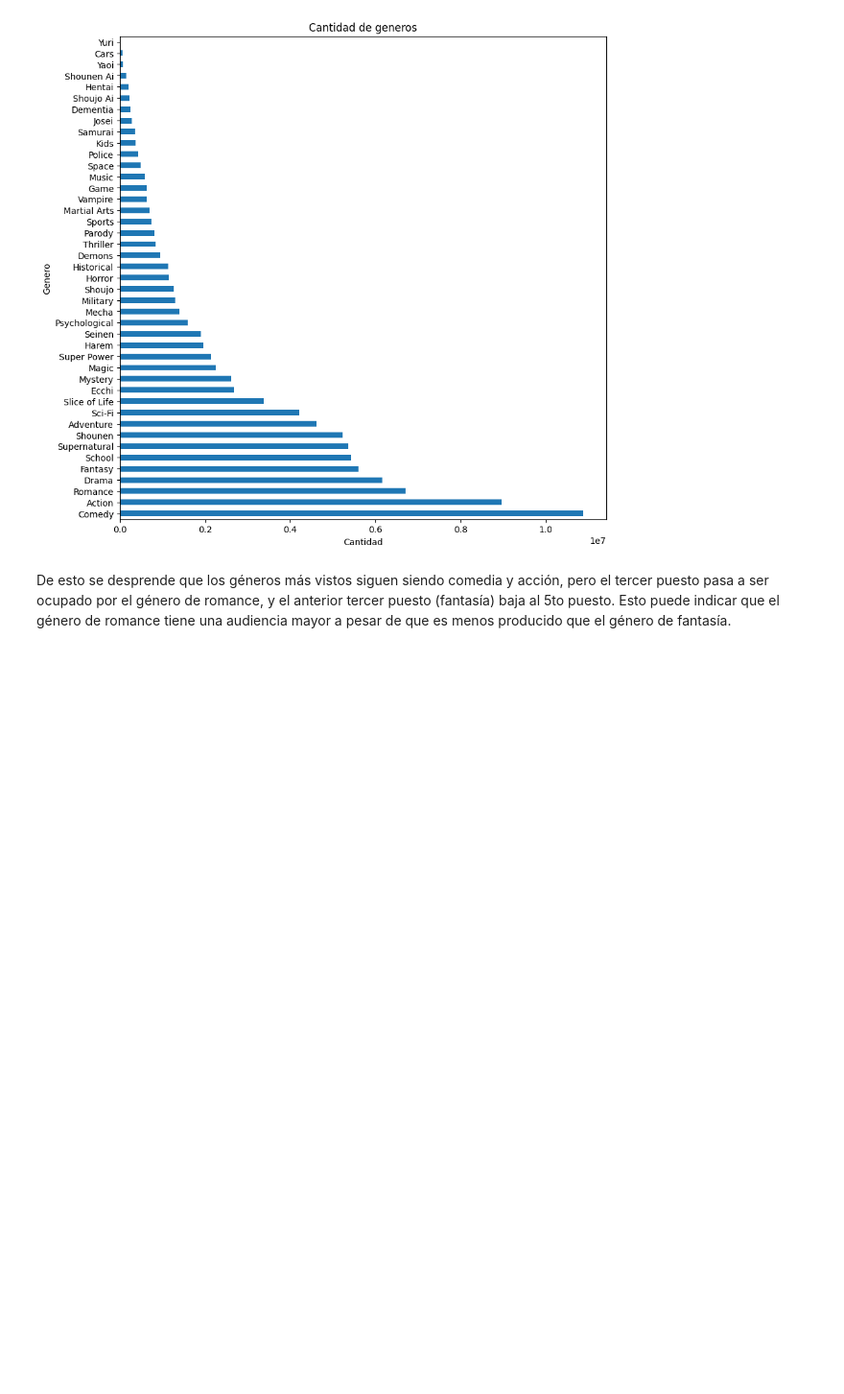
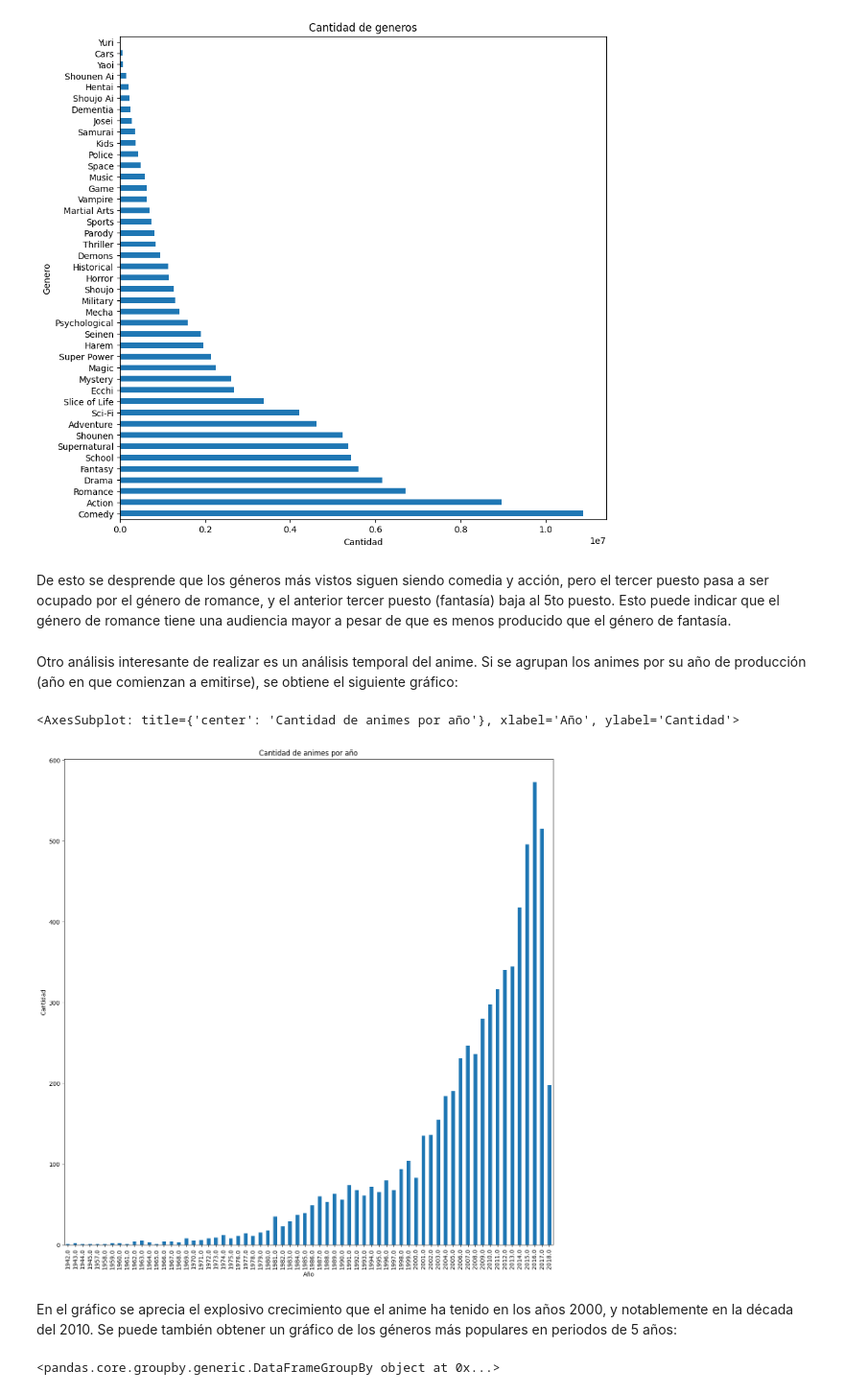
Before and after one commit to bigkwii/CC5205-2022-2-grupo-15, a Jupyter notebook: hito1.ipynb, the cells around one changed output. Shown: that part at 96% size. Saved outputs shown, nothing was run; the diff lists cells and outputs as text; code cells hidden in the pictures; blank space fills up the shorter version.

```diff
--- a/hito1.ipynb
+++ b/hito1.ipynb
@@ -258,3 +258,20 @@ anime_genres.plot.barh(xlabel="Cantidad", ylabel="Genero", title="Cantidad de ge
 [figure]
 # %% [markdown]
 De esto se desprende que los géneros más vistos siguen siendo comedia y acción, pero el tercer puesto pasa a ser ocupado por el género de romance, y el anterior tercer puesto (fantasía) baja al 5to puesto. Esto puede indicar que el género de romance tiene una audiencia mayor a pesar de que es menos producido que el género de fantasía.
+# %% [markdown]
+Otro análisis interesante de realizar es un análisis temporal del anime.
+Si se agrupan los animes por su año de producción (año en que comienzan a emitirse), se obtiene el siguiente gráfico:
+# %%
+# Agrupar por aired_from_year y contar
+anime_cleaned.groupby("aired_from_year").size().plot.bar(xlabel="Año", ylabel="Cantidad", title="Cantidad de animes por año", figsize=(15, 15))
+# %% [output]
+<AxesSubplot: title={'center': 'Cantidad de animes por año'}, xlabel='Año', ylabel='Cantidad'>
+[figure, added]
+# %% [markdown]
+En el gráfico se aprecia el explosivo crecimiento que el anime ha tenido en los años 2000, y notablemente en la década del 2010.
+Se puede también obtener un gráfico de los géneros más populares en periodos de 5 años:
+# %%
+# Ordenar por aired_from_year
+anime_cleaned.sort_values("aired_from_year", inplace=True)
+# %% [output]
+<pandas.core.groupby.generic.DataFrameGroupBy object at 0x...>
```
